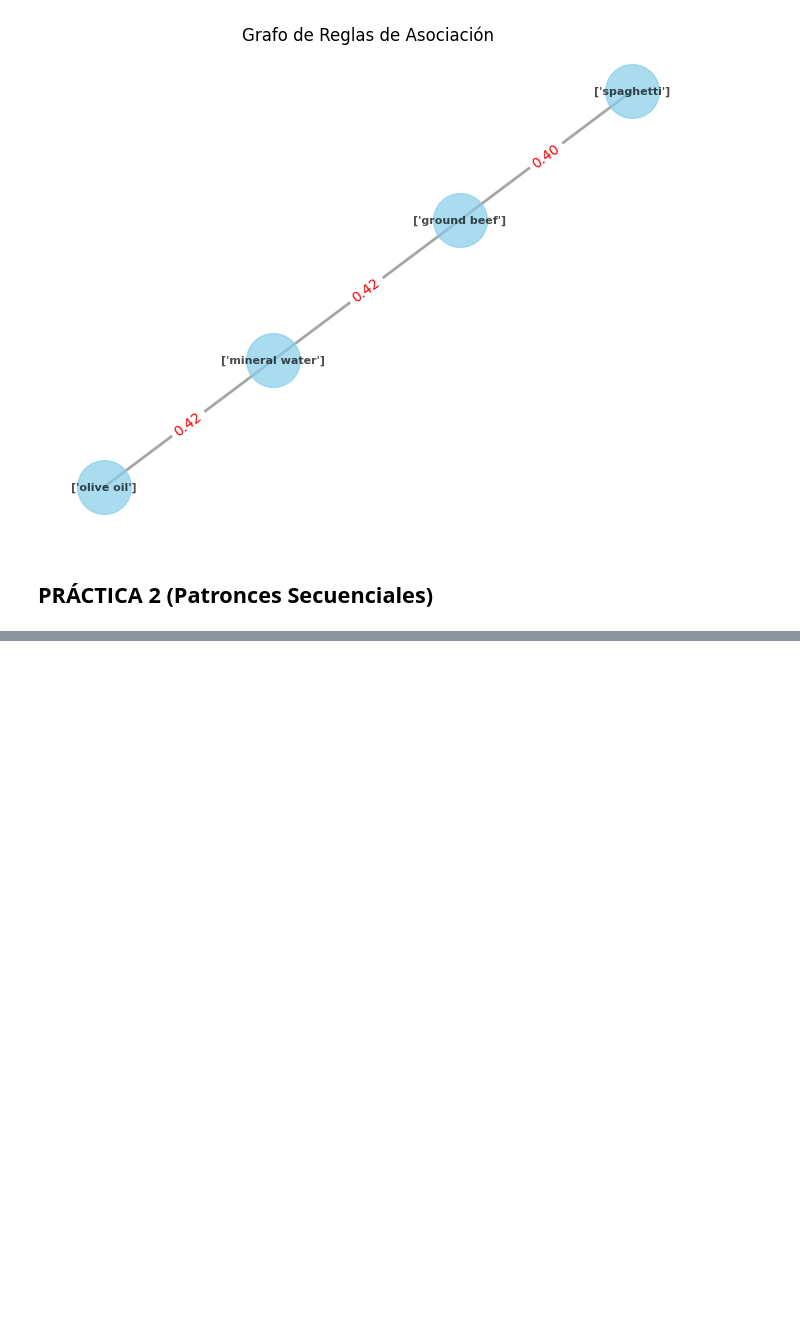
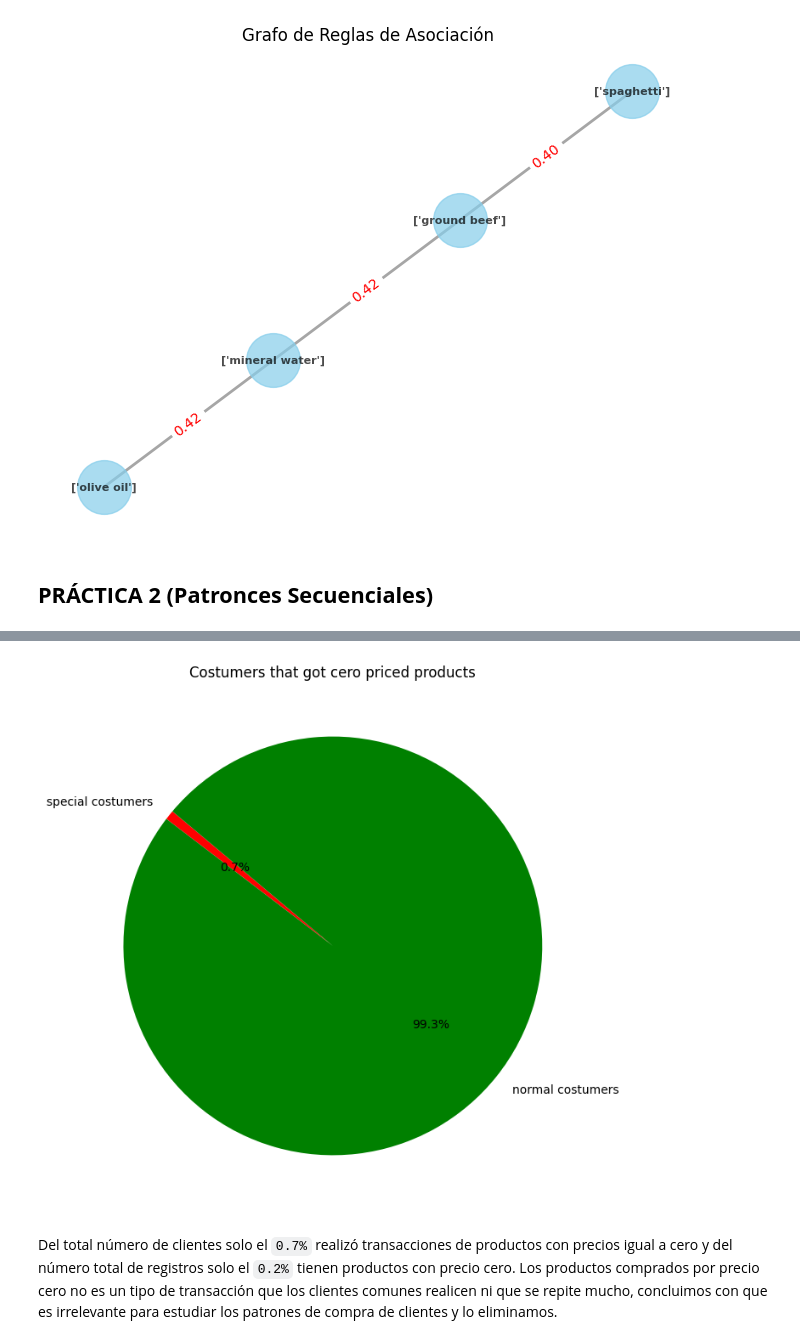
Before and after one commit to CeliaDiazSanchez/Data-Mining, a Jupyter notebook: LAB02.ipynb, the cells around one changed output, grey strips where cells are left out. Cells and saved outputs as stored; diff of their text form; code cells hidden in the pictures; blank space fills up the shorter version.

```diff
--- a/LAB02.ipynb
+++ b/LAB02.ipynb
@@ -604,0 +1089,20 @@ See https://numpy.org/devdocs/release/1.25.0-notes.html and the docs for more in
+# %%
+
+import matplotlib.pyplot as plt
+
+sizes = [cero_customers, normal_customers]
+labels = ['special costumers','normal costumers']
+
+# Crear un gráfico circular
+plt.figure(figsize=(8, 8))
+plt.pie(sizes, labels=labels, autopct='%1.1f%%',colors=['red','green'], startangle=140)
+
+# Añadir título
+plt.title('Costumers that got cero priced products')
+
+# Mostrar el gráfico
+plt.show()
+# %% [output]
+[figure, added]
+# %% [markdown]
+Del total número de clientes solo el `0.7%` realizó transacciones de productos con precios igual a cero y del número total de registros solo el `0.2%` tienen productos con precio cero. Los productos comprados por precio cero no es un tipo de transacción que los clientes comunes realicen ni que se repite mucho, concluimos con que es irrelevante para estudiar los patrones de compra de clientes y lo eliminamos.
```
Also changed, not shown: parts of 125 cells of this notebook.
